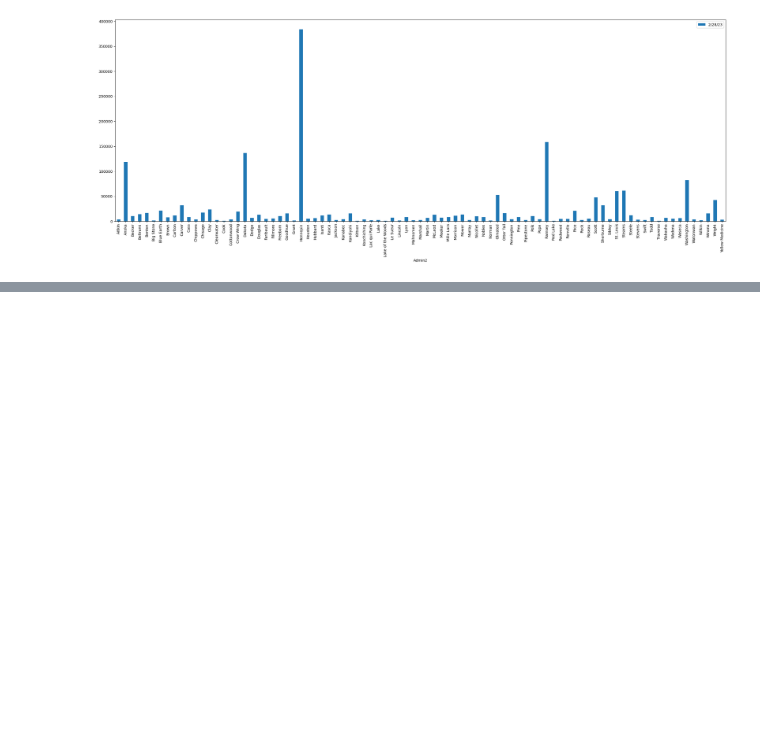
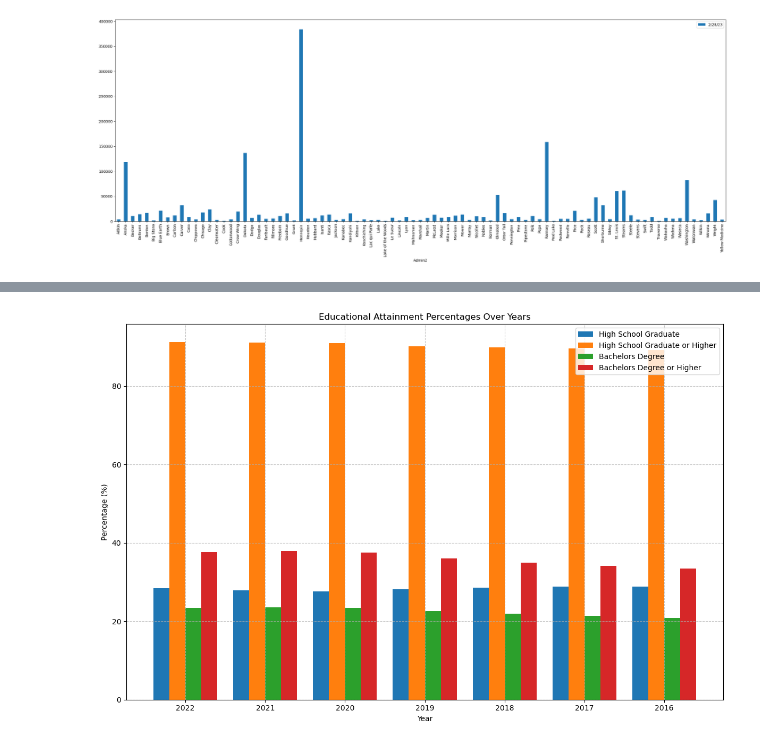
Before and after one commit to micah-11101/Covid-19Analysis, a Jupyter notebook: main.ipynb, the cells around one changed output, grey strips where cells are left out. Cells and saved outputs as stored; diff of their text form; code cells hidden in the pictures; blank space fills up the shorter version.

```diff
--- a/main.ipynb
+++ b/main.ipynb
@@ -75,0 +239,11 @@ minnesota_df.plot("Admin2","2/28/23",kind="bar",figsize=(30,10))
+# %%
+# Calculate percentages
+df_census['percent_high_school_graduate'] = (df_census['high_school_graduate'] / df_census['population_25_years_and_over']) * 100
+df_census['percent_high_school_graduate_or_higher'] = (df_census['high_school_graduate_or_higher'] / df_census['population_25_years_and_over']) * 100
+df_census['percent_bachelors_degree'] = (df_census['bachelors_degree'] / df_census['population_25_years_and_over']) * 100
+df_census['percent_bachelors_degree_or_higher'] = (df_census['bachelors_degree_or_higher'] / df_census['population_25_years_and_over']) * 100
+
+# Display the updated DataFrame with percentages
+print("\nUpdated Census Data with Percentages:")
+print(df_census[['year', 'percent_high_school_graduate', 'percent_high_school_graduate_or_higher',
+                 'percent_bachelors_degree', 'percent_bachelors_degree_or_higher']])
@@ -75,0 +269,27 @@ minnesota_df.plot("Admin2","2/28/23",kind="bar",figsize=(30,10))
+# %%
+# Set the figure size
+plt.figure(figsize=(12, 8))
+
+# Bar width and positions
+bar_width = 0.2
+index = range(len(df_census['year']))
+
+# Plot bars for each category
+plt.bar([i - 1.5 * bar_width for i in index], df_census['percent_high_school_graduate'], bar_width, label='High School Graduate')
+plt.bar([i - 0.5 * bar_width for i in index], df_census['percent_high_school_graduate_or_higher'], bar_width, label='High School Graduate or Higher')
+plt.bar([i + 0.5 * bar_width for i in index], df_census['percent_bachelors_degree'], bar_width, label='Bachelors Degree')
+plt.bar([i + 1.5 * bar_width for i in index], df_census['percent_bachelors_degree_or_higher'], bar_width, label='Bachelors Degree or Higher')
+
+# Adding titles and labels
+plt.title('Educational Attainment Percentages Over Years')
+plt.xlabel('Year')
+plt.ylabel('Percentage (%)')
+plt.xticks(index, df_census['year'])
+plt.legend()
+plt.grid(True, linestyle='--', alpha=0.7)
+
+# Show the plot
+plt.tight_layout()
+plt.show()
+# %% [output]
+[figure, added]
```
Also changed, not shown: parts of 16 cells of this notebook, 7 other files.
